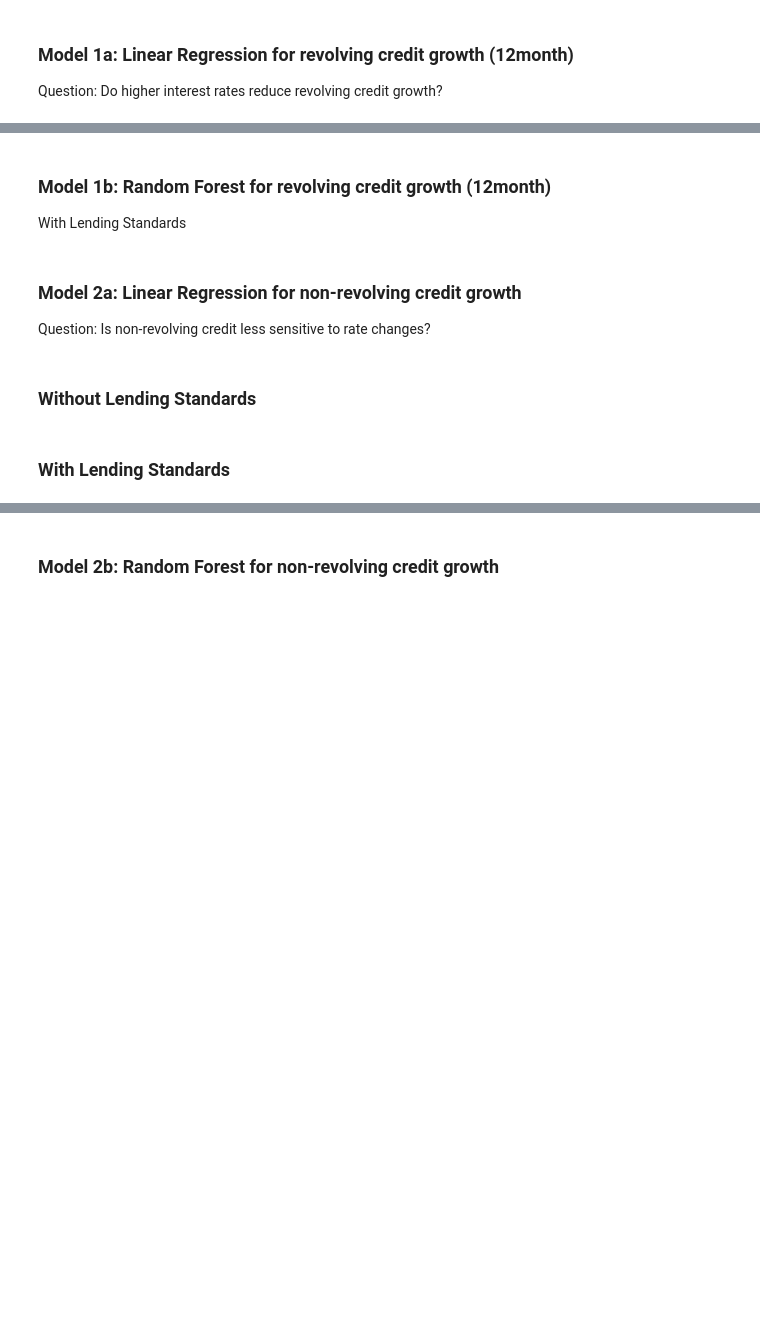
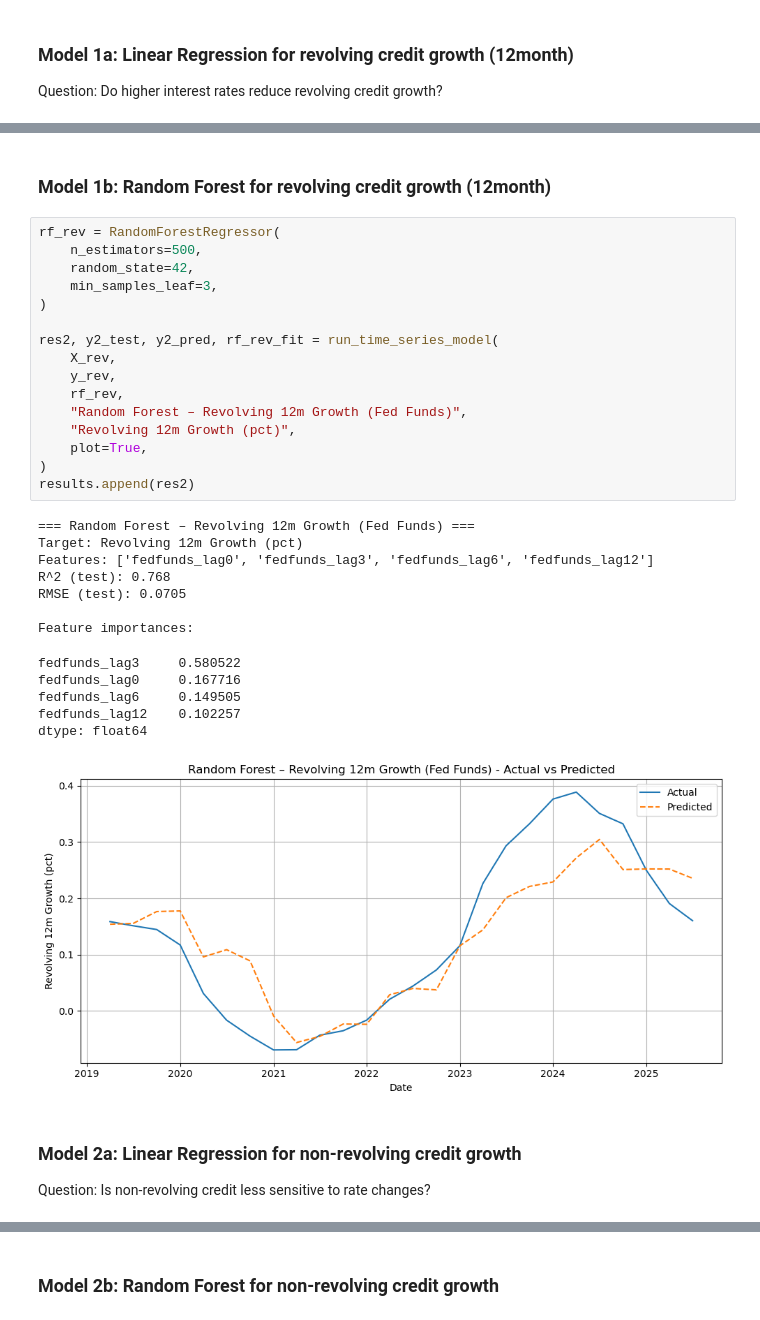
Before and after one commit to c-jimmy1/Data-Science, a Jupyter notebook: assign3/src/assign3.ipynb, the cells around one changed output, grey strips where cells are left out. Saved outputs shown, nothing was run; the diff lists cells and outputs as text; blank space fills up the shorter version.

```diff
--- a/assign3/src/assign3.ipynb
+++ b/assign3/src/assign3.ipynb
@@ -256,10 +291,35 @@ plt.show()
 # %% [markdown]
 ### Model 1b: Random Forest for revolving credit growth (12month)
-With Lending Standards
+# %%
+rf_rev = RandomForestRegressor(
+    n_estimators=500,
+    random_state=42,
+    min_samples_leaf=3,
+)
+
+res2, y2_test, y2_pred, rf_rev_fit = run_time_series_model(
+    X_rev,
+    y_rev,
+    rf_rev,
+    "Random Forest – Revolving 12m Growth (Fed Funds)",
+    "Revolving 12m Growth (pct)",
+    plot=True,
+)
+results.append(res2)
+# %% [output]
+=== Random Forest – Revolving 12m Growth (Fed Funds) ===
+Target: Revolving 12m Growth (pct)
+Features: ['fedfunds_lag0', 'fedfunds_lag3', 'fedfunds_lag6', 'fedfunds_lag12']
+R^2 (test): 0.768
+RMSE (test): 0.0705
+
+Feature importances:
+fedfunds_lag3     0.580522
+fedfunds_lag0     0.167716
+fedfunds_lag6     0.149505
+fedfunds_lag12    0.102257
+dtype: float64
+[figure, added]
 # %% [markdown]
 ### Model 2a: Linear Regression for non-revolving credit growth
 Question: Is non-revolving credit less sensitive to rate changes?
-# %% [markdown]
-### Without Lending Standards
-# %% [markdown]
-### With Lending Standards
```
Also changed, not shown: parts of 14 cells of this notebook.
